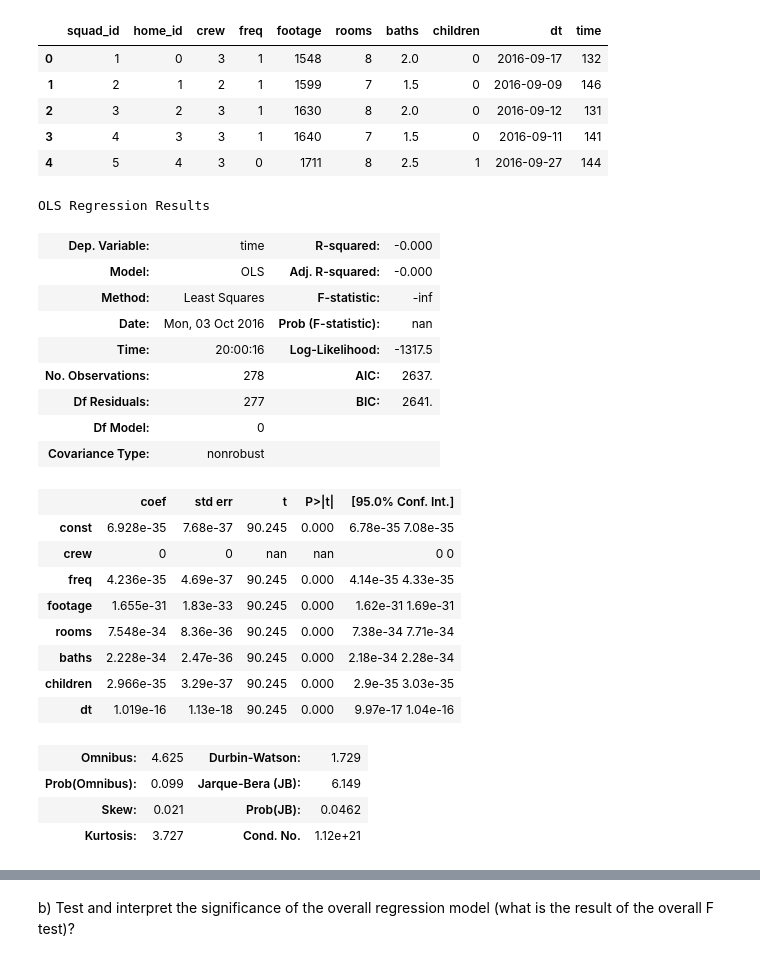
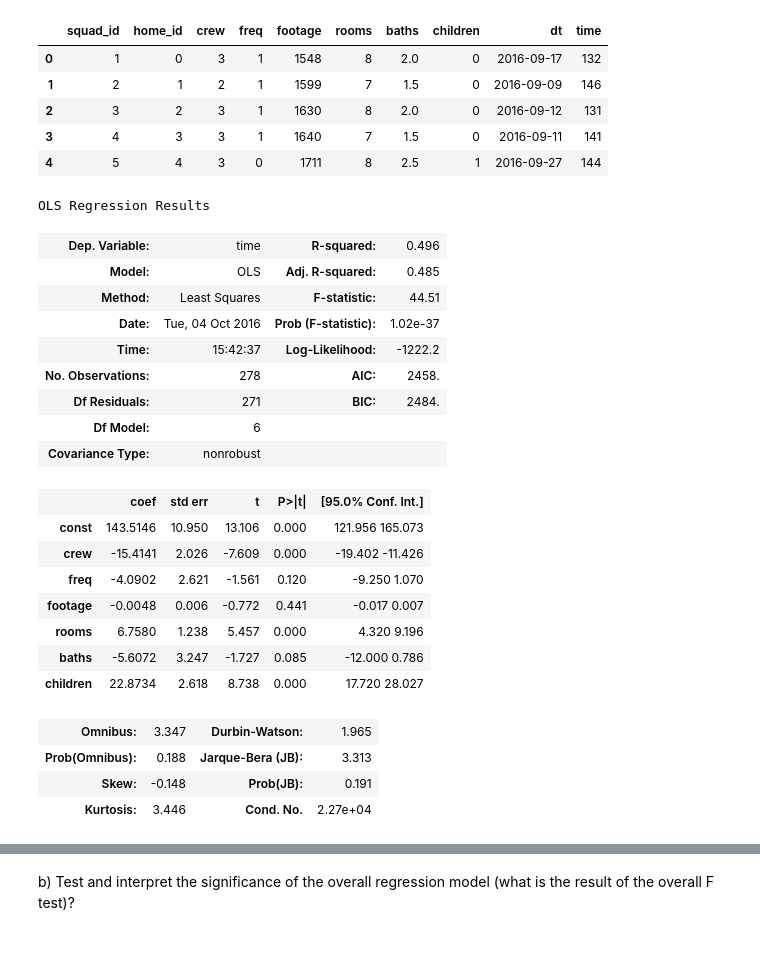
Before and after one commit to carlespoles/DSCI6002-student, a Jupyter notebook: week6/6-2_MultReg1/DSCI6002-6.2-Lab-CarlesPolesMielgo_JeremyGrace.ipynb, the cells around one changed output, grey strips where cells are left out. Saved outputs shown, nothing was run; the diff lists cells and outputs as text; code cells hidden in the pictures.

```diff
--- a/week6/6-2_MultReg1/DSCI6002-6.2-Lab-CarlesPolesMielgo_JeremyGrace.ipynb
+++ b/week6/6-2_MultReg1/DSCI6002-6.2-Lab-CarlesPolesMielgo_JeremyGrace.ipynb
@@ -139,7 +149,7 @@ You are shopping for a laptop computer at Best Buy. To help you with your decisi
 
 a) Using multiple regression, model selling price using the variables screen size, hard drive size, amount of ram, number of usb ports and weight.
 # %%
-laptops = pd.read_sql("SELECT * FROM laptops AS l;", engine)
+laptops = pd.read_sql("SELECT * FROM laptops;", engine)
 # %%
 laptops.head()
 # %% [output]
@@ -315,38 +379,34 @@ squad.head()
 | 2 | 3 | 2 | 3 | 1 | 1630 | 8 | 2.0 | 0 | 2016-09-12 | 131 |
 | 3 | 4 | 3 | 3 | 1 | 1640 | 7 | 1.5 | 0 | 2016-09-11 | 141 |
 | 4 | 5 | 4 | 3 | 0 | 1711 | 8 | 2.5 | 1 | 2016-09-27 | 144 |
-# %%
-# We need to cast dt, which is of type datetime, to int to avoid error when running the OLS model.
-squad['dt'] = squad['dt'].astype(int)
 # %%
-X_squad = squad[['crew', 'freq', 'footage', 'rooms', 'baths', 'children', 'dt']]
+X_squad = squad[['crew', 'freq', 'footage', 'rooms', 'baths', 'children']]
 X_squad = sm.add_constant(X_squad)
 y_squad = squad['time']
 
 model_squad = sm.OLS(y_squad, X_squad)
 results_squad = model_squad.fit()
 results_squad.summary()
 # %% [output]
 OLS Regression Results
-| Dep. Variable: | time | R-squared: | -0.000 |
-| Model: | OLS | Adj. R-squared: | -0.000 |
-| Method: | Least Squares | F-statistic: | -inf |
-| Date: | Mon, 03 Oct 2016 | Prob (F-statistic): | nan |
-| Time: | 20:00:16 | Log-Likelihood: | -1317.5 |
-| No. Observations: | 278 | AIC: | 2637. |
-| Df Residuals: | 277 | BIC: | 2641. |
-| Df Model: | 0 |  |  |
+| Dep. Variable: | time | R-squared: | 0.496 |
+| Model: | OLS | Adj. R-squared: | 0.485 |
+| Method: | Least Squares | F-statistic: | 44.51 |
+| Date: | Tue, 04 Oct 2016 | Prob (F-statistic): | 1.02e-37 |
+| Time: | 15:42:37 | Log-Likelihood: | -1222.2 |
+| No. Observations: | 278 | AIC: | 2458. |
+| Df Residuals: | 271 | BIC: | 2484. |
+| Df Model: | 6 |  |  |
 | Covariance Type: | nonrobust |  |  |
 |  | coef | std err | t | P>|t| | [95.0% Conf. Int.] |
-| const | 6.928e-35 | 7.68e-37 | 90.245 | 0.000 | 6.78e-35 7.08e-35 |
-| crew | 0 | 0 | nan | nan | 0 0 |
-| freq | 4.236e-35 | 4.69e-37 | 90.245 | 0.000 | 4.14e-35 4.33e-35 |
-| footage | 1.655e-31 | 1.83e-33 | 90.245 | 0.000 | 1.62e-31 1.69e-31 |
-| rooms | 7.548e-34 | 8.36e-36 | 90.245 | 0.000 | 7.38e-34 7.71e-34 |
-| baths | 2.228e-34 | 2.47e-36 | 90.245 | 0.000 | 2.18e-34 2.28e-34 |
-| children | 2.966e-35 | 3.29e-37 | 90.245 | 0.000 | 2.9e-35 3.03e-35 |
-| dt | 1.019e-16 | 1.13e-18 | 90.245 | 0.000 | 9.97e-17 1.04e-16 |
+| const | 143.5146 | 10.950 | 13.106 | 0.000 | 121.956 165.073 |
+| crew | -15.4141 | 2.026 | -7.609 | 0.000 | -19.402 -11.426 |
+| freq | -4.0902 | 2.621 | -1.561 | 0.120 | -9.250 1.070 |
+| footage | -0.0048 | 0.006 | -0.772 | 0.441 | -0.017 0.007 |
+| rooms | 6.7580 | 1.238 | 5.457 | 0.000 | 4.320 9.196 |
+| baths | -5.6072 | 3.247 | -1.727 | 0.085 | -12.000 0.786 |
+| children | 22.8734 | 2.618 | 8.738 | 0.000 | 17.720 28.027 |
-| Omnibus: | 4.625 | Durbin-Watson: | 1.729 |
-| Prob(Omnibus): | 0.099 | Jarque-Bera (JB): | 6.149 |
-| Skew: | 0.021 | Prob(JB): | 0.0462 |
-| Kurtosis: | 3.727 | Cond. No. | 1.12e+21 |
+| Omnibus: | 3.347 | Durbin-Watson: | 1.965 |
+| Prob(Omnibus): | 0.188 | Jarque-Bera (JB): | 3.313 |
+| Skew: | -0.148 | Prob(JB): | 0.191 |
+| Kurtosis: | 3.446 | Cond. No. | 2.27e+04 |
```
Also changed, not shown: parts of 36 cells of this notebook, 2 other files.
